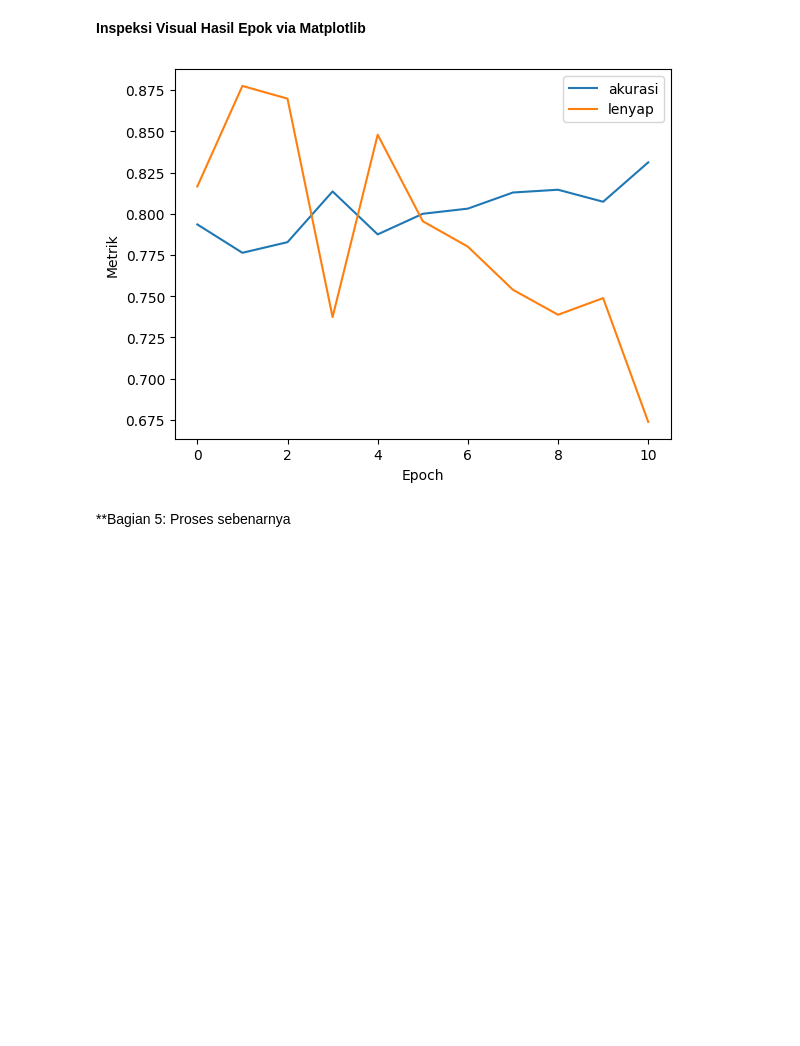
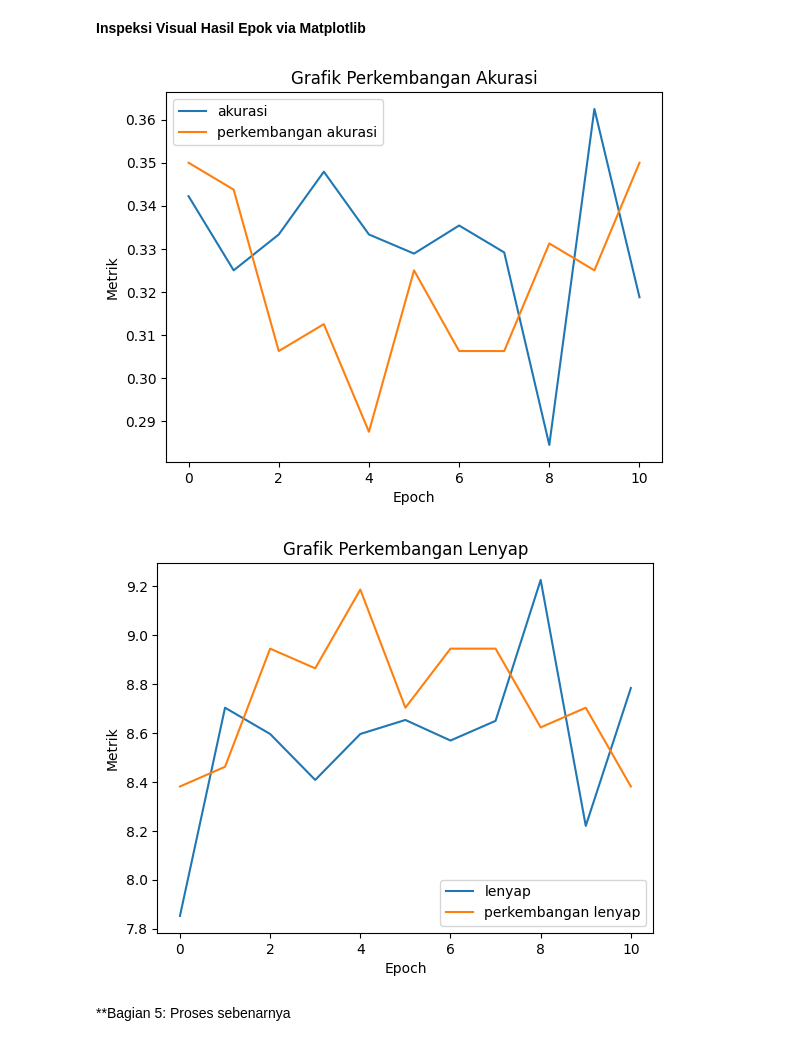
Before and after one commit to DGkurnia/discuss1, a Jupyter notebook: bmlp.ipynb, the cells around one changed output. Saved outputs shown, nothing was run; the diff lists cells and outputs as text; code cells hidden in the pictures; blank space fills up the shorter version.

```diff
--- a/bmlp.ipynb
+++ b/bmlp.ipynb
@@ -210,24 +255,29 @@ tf.keras.models.Sequential([
 # %%
 #Persiapan laju penyesuaian (Deklarasi laju)
 jadwal = tf.keras.optimizers.schedules.ExponentialDecay(
-    initial_learning_rate=0.0001,
-    decay_steps=7500, decay_rate=0.950,
+    initial_learning_rate=0.085,
+    decay_steps=8500, decay_rate=0.975,
     staircase=True
 )
 #Deklarasi optimasi
 jadopti = tf.keras.optimizers.Adam(learning_rate=jadwal) #Jadwal optimasi
 #Pemanggilan kembali tensor
 pangiltensor = tf.keras.callbacks.TensorBoard(log_dir='./logs', histogram_freq=1)
-escallback = tf.keras.callbacks.EarlyStopping(monitor='val_loss', patience= 8, restore_best_weights=True) #kesabaran inspeksi
+escallback = tf.keras.callbacks.EarlyStopping(monitor='val_loss', patience= 10, restore_best_weights=True) #kesabaran inspeksi
 mccallback = tf.keras.callbacks.ModelCheckpoint(filepath='model_best.keras', monitor='val_accuracy', save_best_only=True) #model checkpoint callback
 # %%
-#Perpustakaan
+#Perpustakaan kompilasi
 from keras.losses import CategoricalFocalCrossentropy as catfoscent
 from keras.metrics import Precision, Recall
-# Eksekusi Kompilasi dan penyesuaian (kompilasi)
+# Eksekusi Kompilasi dan penyesuaian (kompilasi).
+alpha_value = 0.30
+gamma_value = 2.40
+focal_loss = catfoscent(alpha=alpha_value, gamma=gamma_value)
+#Eksekusi
 kerasmod.compile(
-    loss= catfoscent(alpha=0.25, gamma=2.0),
-    optimizer=jadopti, metrics=['accuracy',Precision(), Recall()],
+    loss= focal_loss,
+    optimizer=jadopti,
+    metrics=['accuracy', Precision(), Recall()],
     run_eagerly=True
 )
 # %%
@@ -237,10 +287,10 @@ class CustomDataset(tf.data.Dataset):
         super().__init__()
         self.dataset = tf.data.Dataset.from_tensor_slices((data, labels))
         self.batch_size = batch_size
-
+#Deklarasi fungsi sendiri
     def preprocess(self):
         return self.dataset.map(self._preprocess_function).shuffle(buffer_size=1000).batch(self.batch_size)
-
+#Deklarasi preproses
     def _preprocess_function(self, image, label):
         image = tf.image.resize(image, [256, 256]) / 255.0
         return image, label
@@ -251,13 +301,13 @@ batch = len(seksi_latihan) #Langkah menjadi Dinamis
 #Pembuatan almanak gambar
 almanak = kerasmod.fit(
     seksi_latihan, #Hal ini mewakili seksi latihan
-    steps_per_epoch=15,
+    steps_per_epoch=10,
     epochs= EPOK,
     batch_size= batch,
     validation_data= seksi_validasi,
     validation_steps= 5,
     callbacks=[pangiltensor, escallback, mccallback],
-    verbose= 4
+    verbose= 5
 )
 #hasil di bawah
 # %% [output]
@@ -299,16 +343,25 @@ Total hilang: [0.914 0.771 0.771 0.771] Total akurasi: [0.921 0.767 0.767 0.767]
 # %% [markdown]
 **Inspeksi Visual Hasil Epok via Matplotlib**
 # %%
-#Bagian impor sudah dilakukan
-#Eksekusi hasil di grafik yg berada di bawah
+#hasil pemeriksaan akurasi dan lenyap di grafik bawah (Bagian impor sudah dilakukan)
 plt.plot(almanak.history['accuracy'], label='akurasi')
-plt.plot(almanak.history['loss'], label='lenyap')
+plt.plot(almanak.history['val_accuracy'], label='perkembangan akurasi')
+plt.title('Grafik Perkembangan Akurasi')
 plt.xlabel('Epoch')
 plt.ylabel('Metrik')
 plt.legend()
 plt.show()
+#Perkembangan lenyap di fasa asli dan validasi
+plt.plot(almanak.history['loss'], label='lenyap')
+plt.plot(almanak.history['val_loss'], label='perkembangan lenyap')
+plt.title('Grafik Perkembangan Lenyap')
+plt.xlabel('Epoch')
+plt.ylabel('Metrik')
+plt.legend()
+plt.show()
 # %% [output]
-[figure, old version]
+[figure, new version]
+[figure, added]
 # %%
 #Penyimpanan model
 kerasmod.save('danxhmodelv1,3.h5')
```
Also changed, not shown: parts of 11 cells of this notebook.
